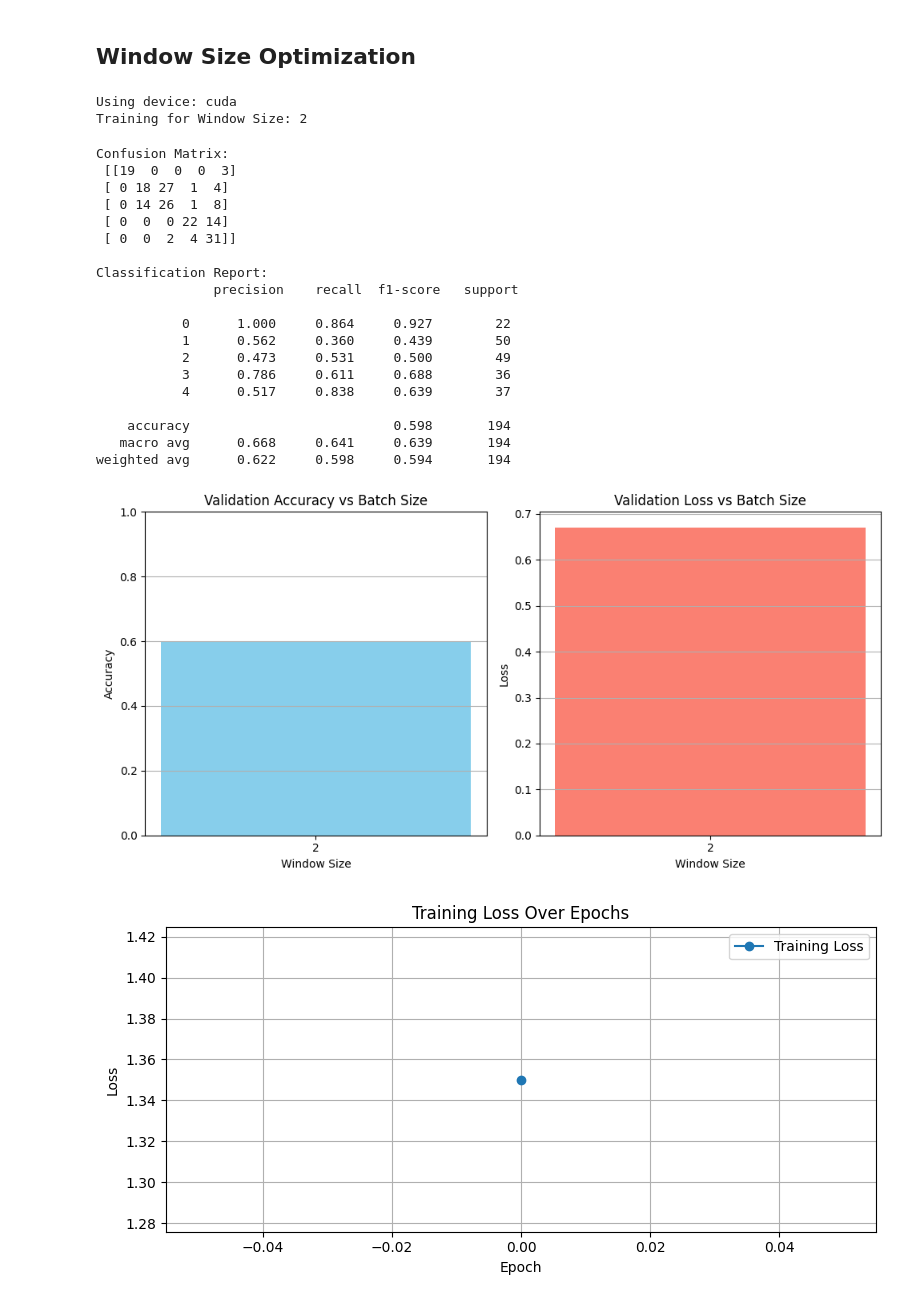
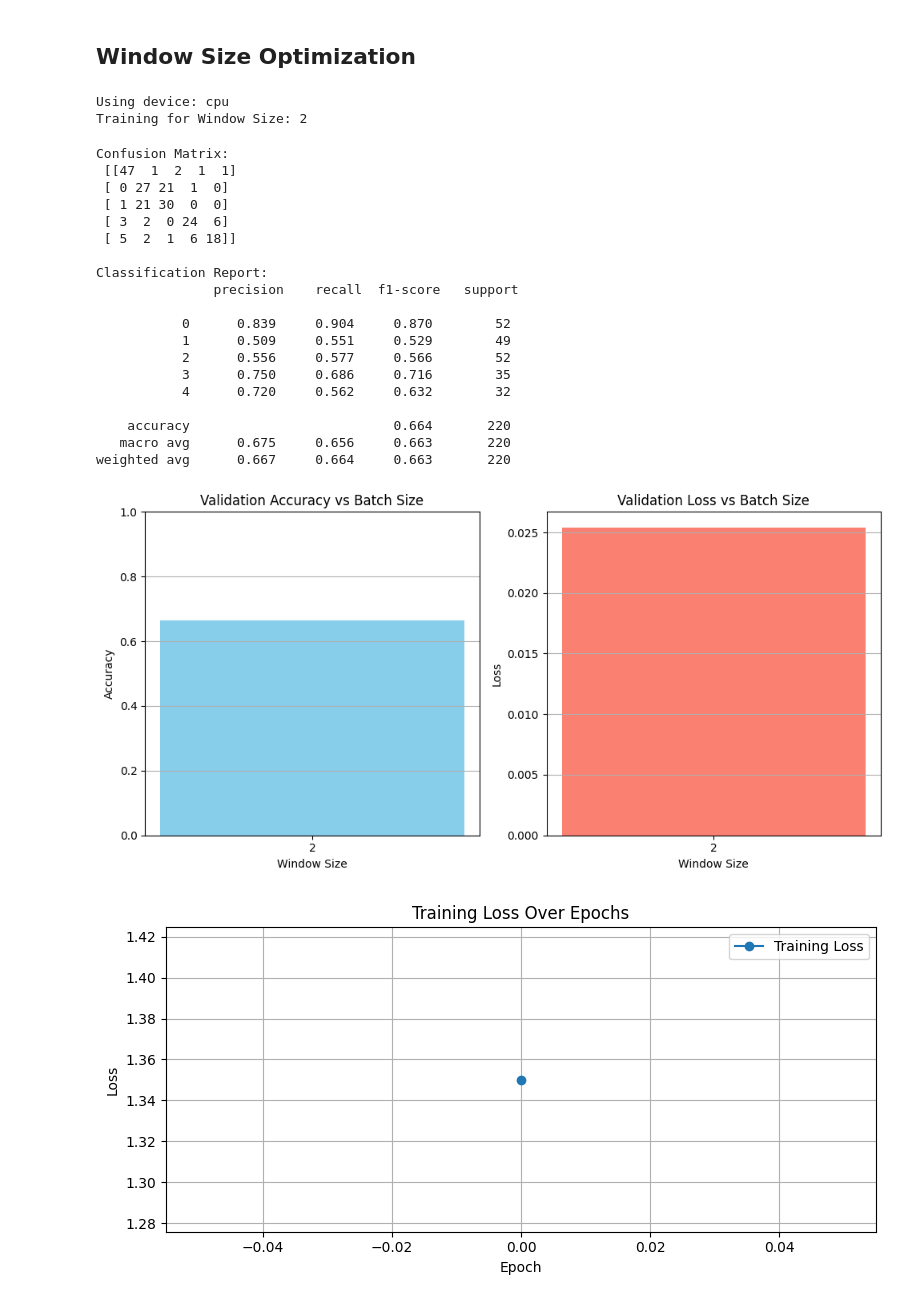
Before and after one commit to shawnzeeee/EEG_Signal_Processing, a Jupyter notebook: PythonNN/Model.ipynb, the cells around one changed output. Drawn from its saved outputs; the diff is of its cells as text; code cells hidden in the pictures.

Commit message:
new models

```diff
--- a/PythonNN/Model.ipynb
+++ b/PythonNN/Model.ipynb
@@ -543,67 +543,67 @@ losses = []
 for window_size in window_sizes:
     print("Training for Window Size:", window_size)
 
-    model = CNN2BlockBiLSTMClassifier()
+    model = ReducedCNNLSTMClassifier()
     optimizer = torch.optim.Adam(model.parameters(), lr=0.001)
     #criterion = nn.CrossEntropyLoss(reduction='none')
     criterion = nn.CrossEntropyLoss()
 
 
-    training_dataset = EEGDatasetCNNLSTM("ReducedModelData/combined_data.csv", "ReducedModelData/training_data.csv", sampling_rate=250, window_sec=window_size)
-    testing_dataset = EEGDatasetCNNLSTM("ReducedModelData/combined_data.csv", "ReducedModelData/testing_data.csv", sampling_rate=250, window_sec=window_size)
+    training_dataset = EEGDatasetCNNLSTM("DemoData/combined_data.csv", "DemoData/training_data.csv", sampling_rate=250, window_sec=window_size)
+    testing_dataset = EEGDatasetCNNLSTM("DemoData/combined_data.csv", "DemoData/testing_data.csv", sampling_rate=250, window_sec=window_size)
 
     train_loader = DataLoader(training_dataset, batch_size=64, shuffle=True)
     val_loader = DataLoader(testing_dataset, batch_size=64, shuffle=False)
 
-    acc, loss, cm = train_model(model, train_loader, val_loader, optimizer, criterion, num_epochs=100, device=device)
+    acc, loss, cm = train_model(model, train_loader, val_loader, optimizer, criterion, num_epochs=1000, device=device)
     cm_array.append(cm)
     accuracies.append(acc)
     losses.append(loss)
 
 plt.figure(figsize=(10, 5))
 
 # Accuracy bar plot
 plt.subplot(1, 2, 1)
 plt.bar([str(bs) for bs in window_sizes], accuracies, color='skyblue')
 plt.title("Validation Accuracy vs Batch Size")
 plt.xlabel("Window Size")
 plt.ylabel("Accuracy")
 plt.ylim(0, 1)
 plt.grid(True, axis='y')
 
 # Loss bar plot
 plt.subplot(1, 2, 2)
 plt.bar([str(bs) for bs in window_sizes], losses, color='salmon')
 plt.title("Validation Loss vs Batch Size")
 plt.xlabel("Window Size")
 plt.ylabel("Loss")
 plt.grid(True, axis='y')
 
 plt.tight_layout()
 plt.show()
 # %% [output]
-Using device: cuda
+Using device: cpu
 Training for Window Size: 2
 Confusion Matrix:
- [[19  0  0  0  3]
- [ 0 18 27  1  4]
- [ 0 14 26  1  8]
- [ 0  0  0 22 14]
- [ 0  0  2  4 31]]
+ [[47  1  2  1  1]
+ [ 0 27 21  1  0]
+ [ 1 21 30  0  0]
+ [ 3  2  0 24  6]
+ [ 5  2  1  6 18]]
 
 Classification Report:
                precision    recall  f1-score   support
 
-           0      1.000     0.864     0.927        22
-           1      0.562     0.360     0.439        50
-           2      0.473     0.531     0.500        49
-           3      0.786     0.611     0.688        36
-           4      0.517     0.838     0.639        37
+           0      0.839     0.904     0.870        52
+           1      0.509     0.551     0.529        49
+           2      0.556     0.577     0.566        52
+           3      0.750     0.686     0.716        35
+           4      0.720     0.562     0.632        32
 
-    accuracy                          0.598       194
-   macro avg      0.668     0.641     0.639       194
-weighted avg      0.622     0.598     0.594       194
+    accuracy                          0.664       220
+   macro avg      0.675     0.656     0.663       220
+weighted avg      0.667     0.664     0.663       220
-[figure, old version]
+[figure, new version]
 # %%
 torch.save(model.state_dict(), "model.pth")
 # %%
```
Also changed, not shown: 26 other files.
